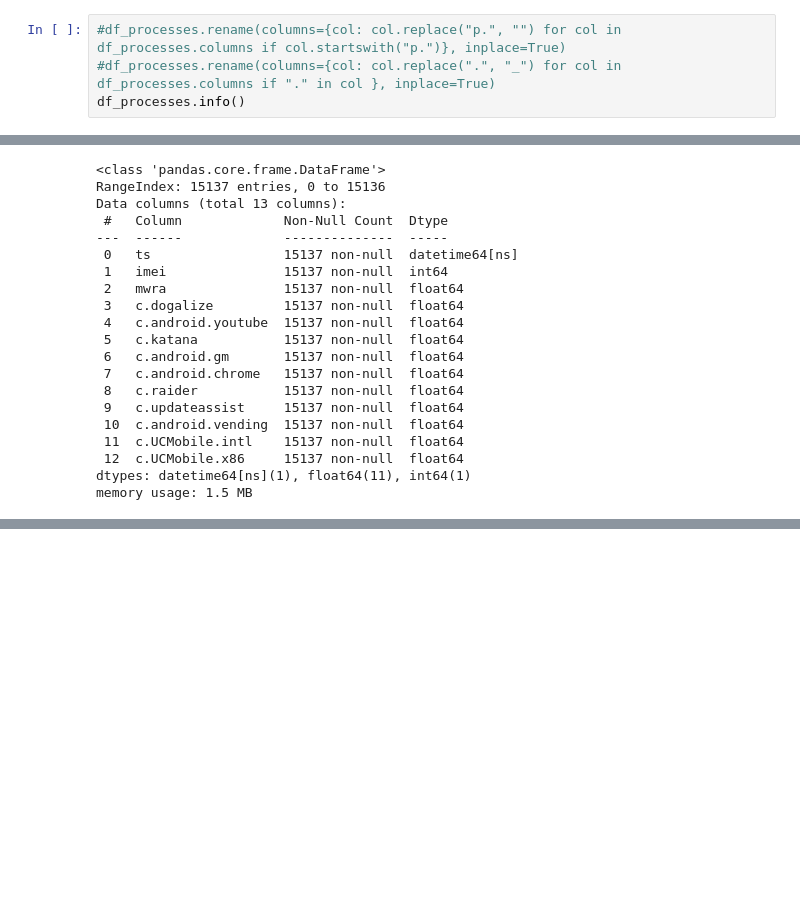
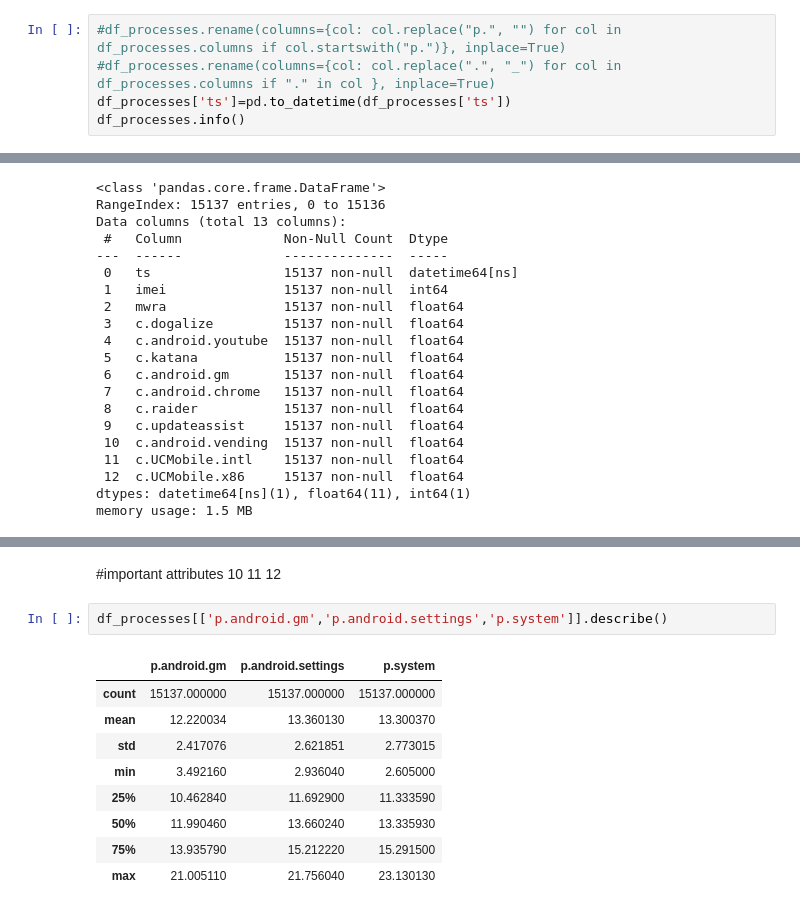
Before and after one commit to tomasswaier/IAU_project, a Jupyter notebook: Untitled.ipynb, the cells around one changed output, grey strips where cells are left out. Saved outputs shown, nothing was run; the diff lists cells and outputs as text; blank space fills up the shorter version.

```diff
--- a/Untitled.ipynb
+++ b/Untitled.ipynb
@@ -115,6 +102,7 @@ plt.plot(df_profiles_sorted['birthdate'], res.intercept + res.slope * df_profile
 # %%
 #df_processes.rename(columns={col: col.replace("p.", "") for col in df_processes.columns if col.startswith("p.")}, inplace=True)
 #df_processes.rename(columns={col: col.replace(".", "_") for col in df_processes.columns if "." in col }, inplace=True)
+df_processes['ts']=pd.to_datetime(df_processes['ts'])
 df_processes.info()
 # %% [output]
 <class 'pandas.core.frame.DataFrame'>
@@ -242,0 +247,14 @@ df_connections[df_connections.duplicated(keep='last')]
+# %% [markdown]
+#important attributes 10 11 12
+# %%
+df_processes[['p.android.gm','p.android.settings','p.system']].describe()
+# %% [output]
+|  | p.android.gm | p.android.settings | p.system |
+| count | 15137.000000 | 15137.000000 | 15137.000000 |
+| mean | 12.220034 | 13.360130 | 13.300370 |
+| std | 2.417076 | 2.621851 | 2.773015 |
+| min | 3.492160 | 2.936040 | 2.605000 |
+| 25% | 10.462840 | 11.692900 | 11.333590 |
+| 50% | 11.990460 | 13.660240 | 13.335930 |
+| 75% | 13.935790 | 15.212220 | 15.291500 |
+| max | 21.005110 | 21.756040 | 23.130130 |
```
Also changed, not shown: parts of 27 cells of this notebook.
